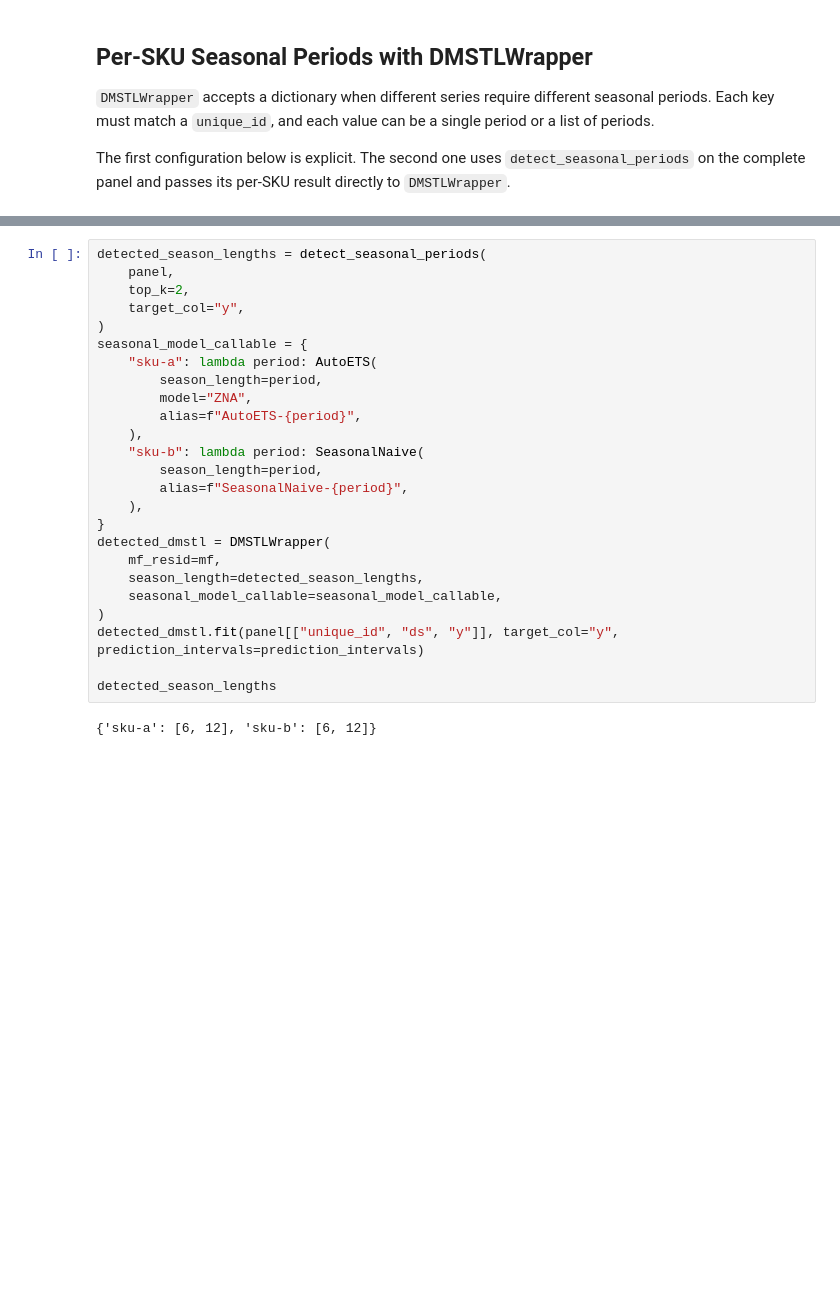
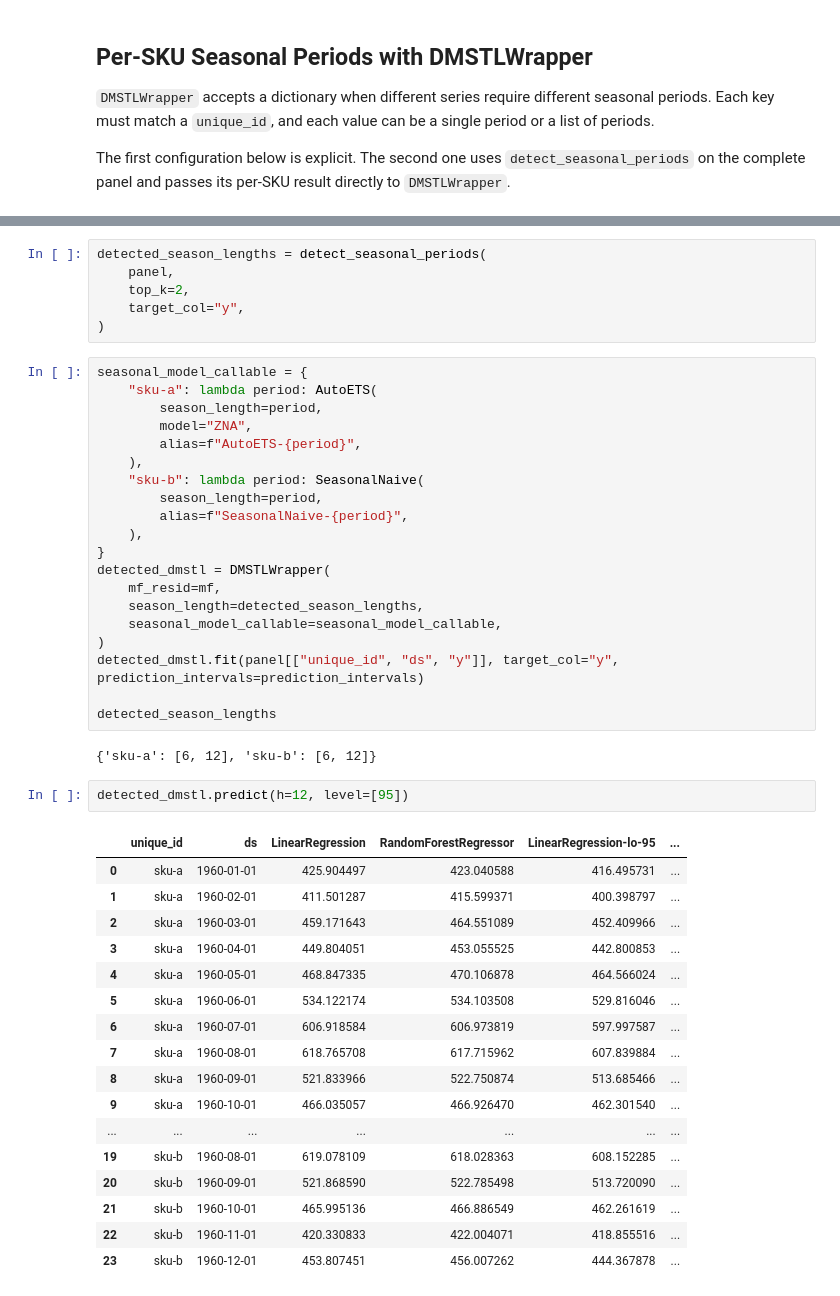
Before and after one commit to heylucasleao/tinyshift, a Jupyter notebook: tinyshift/examples/decomp_mstl_ml.ipynb, the cells around one changed output, grey strips where cells are left out. Cells and saved outputs as stored; diff of their text form; blank space fills up the shorter version.

```diff
--- a/tinyshift/examples/decomp_mstl_ml.ipynb
+++ b/tinyshift/examples/decomp_mstl_ml.ipynb
@@ -266,11 +280,12 @@ manual_dmstl.fitted_models_
   'seasonal': [StatsForecast(models=[SeasonalNaive-12])],
   'residual': MLForecast(models=[LinearRegression, RandomForestRegressor], freq=MS, lag_features=['lag1', 'lag5'], date_features=[], num_threads=1)}}
+# %%
+detected_season_lengths = detect_seasonal_periods(
+    panel,
+    top_k=2,
+    target_col="y",
+)
 # %%
-detected_season_lengths = detect_seasonal_periods(
-    panel,
-    top_k=2,
-    target_col="y",
-)
 seasonal_model_callable = {
     "sku-a": lambda period: AutoETS(
         season_length=period,
@@ -292,3 +307,23 @@ detected_dmstl.fit(panel[["unique_id", "ds", "y"]], target_col="y", prediction_i
 detected_season_lengths
 # %% [output]
 {'sku-a': [6, 12], 'sku-b': [6, 12]}
+# %%
+detected_dmstl.predict(h=12, level=[95])
+# %% [output]
+|  | unique_id | ds | LinearRegression | RandomForestRegressor | LinearRegression-lo-95 | ... |
+| 0 | sku-a | 1960-01-01 | 425.904497 | 423.040588 | 416.495731 | ... |
+| 1 | sku-a | 1960-02-01 | 411.501287 | 415.599371 | 400.398797 | ... |
+| 2 | sku-a | 1960-03-01 | 459.171643 | 464.551089 | 452.409966 | ... |
+| 3 | sku-a | 1960-04-01 | 449.804051 | 453.055525 | 442.800853 | ... |
+| 4 | sku-a | 1960-05-01 | 468.847335 | 470.106878 | 464.566024 | ... |
+| 5 | sku-a | 1960-06-01 | 534.122174 | 534.103508 | 529.816046 | ... |
+| 6 | sku-a | 1960-07-01 | 606.918584 | 606.973819 | 597.997587 | ... |
+| 7 | sku-a | 1960-08-01 | 618.765708 | 617.715962 | 607.839884 | ... |
+| 8 | sku-a | 1960-09-01 | 521.833966 | 522.750874 | 513.685466 | ... |
+| 9 | sku-a | 1960-10-01 | 466.035057 | 466.926470 | 462.301540 | ... |
+| ... | ... | ... | ... | ... | ... | ... |
+| 19 | sku-b | 1960-08-01 | 619.078109 | 618.028363 | 608.152285 | ... |
+| 20 | sku-b | 1960-09-01 | 521.868590 | 522.785498 | 513.720090 | ... |
+| 21 | sku-b | 1960-10-01 | 465.995136 | 466.886549 | 462.261619 | ... |
+| 22 | sku-b | 1960-11-01 | 420.330833 | 422.004071 | 418.855516 | ... |
+| 23 | sku-b | 1960-12-01 | 453.807451 | 456.007262 | 444.367878 | ... |
```
Also changed, not shown: parts of 9 cells of this notebook, 2 other files.
